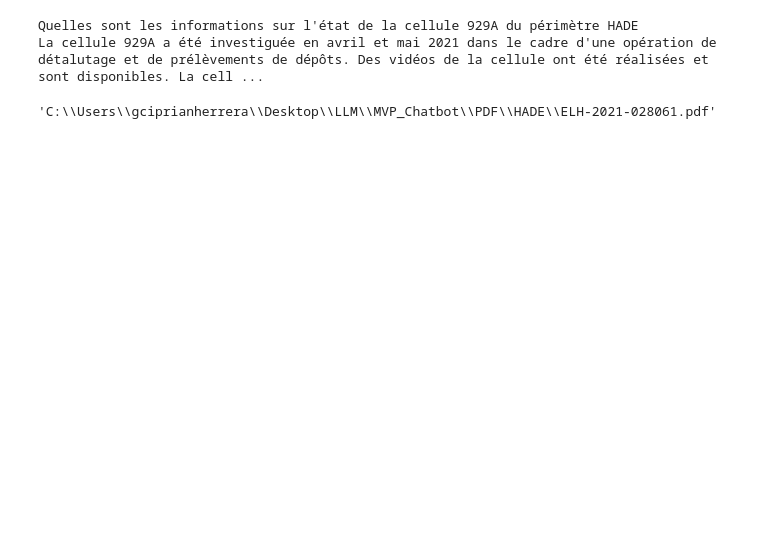
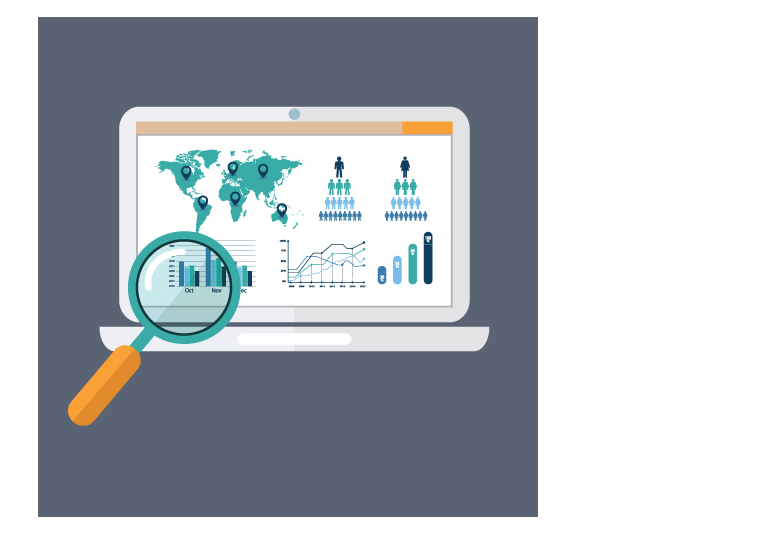
Before and after one commit to flowerz-fr/CHATBOT, a Jupyter notebook: Vectorization.ipynb, the cells around one changed output. Saved outputs shown, nothing was run; the diff lists cells and outputs as text; code cells hidden in the pictures; blank space fills up the shorter version.

```diff
--- a/Vectorization.ipynb
+++ b/Vectorization.ipynb
@@ -249,10 +235,12 @@ chatbot = Chatbot()
 # query = "Quels sont les enseignements sur les investigations de la cellule 959B du HADE"
 query = "Quelles sont les informations sur l'état de la cellule 929A du périmètre HADE"
 response = chatbot.ask(query)
-print(response['input'])
-print(response['answer'])
-response['sources']
-# %% [output]
-Quelles sont les informations sur l'état de la cellule 929A du périmètre HADE
-La cellule 929A a été investiguée en avril et mai 2021 dans le cadre d'une opération de détalutage et de prélèvements de dépôts. Des vidéos de la cellule ont été réalisées et sont disponibles. La cell ...
-'C:\\Users\\gciprianherrera\\Desktop\\LLM\\MVP_Chatbot\\PDF\\HADE\\ELH-2021-028061.pdf'
+# %%
+# create a list of images
+
+from IPython.display import Image, display
+
+images = ['data1.jpg', 'data2.jpg']
+display(Image(images[0]))
+# %% [output]
+[figure, added]
```
Also changed, not shown: parts of 14 cells of this notebook, 7 other files.
